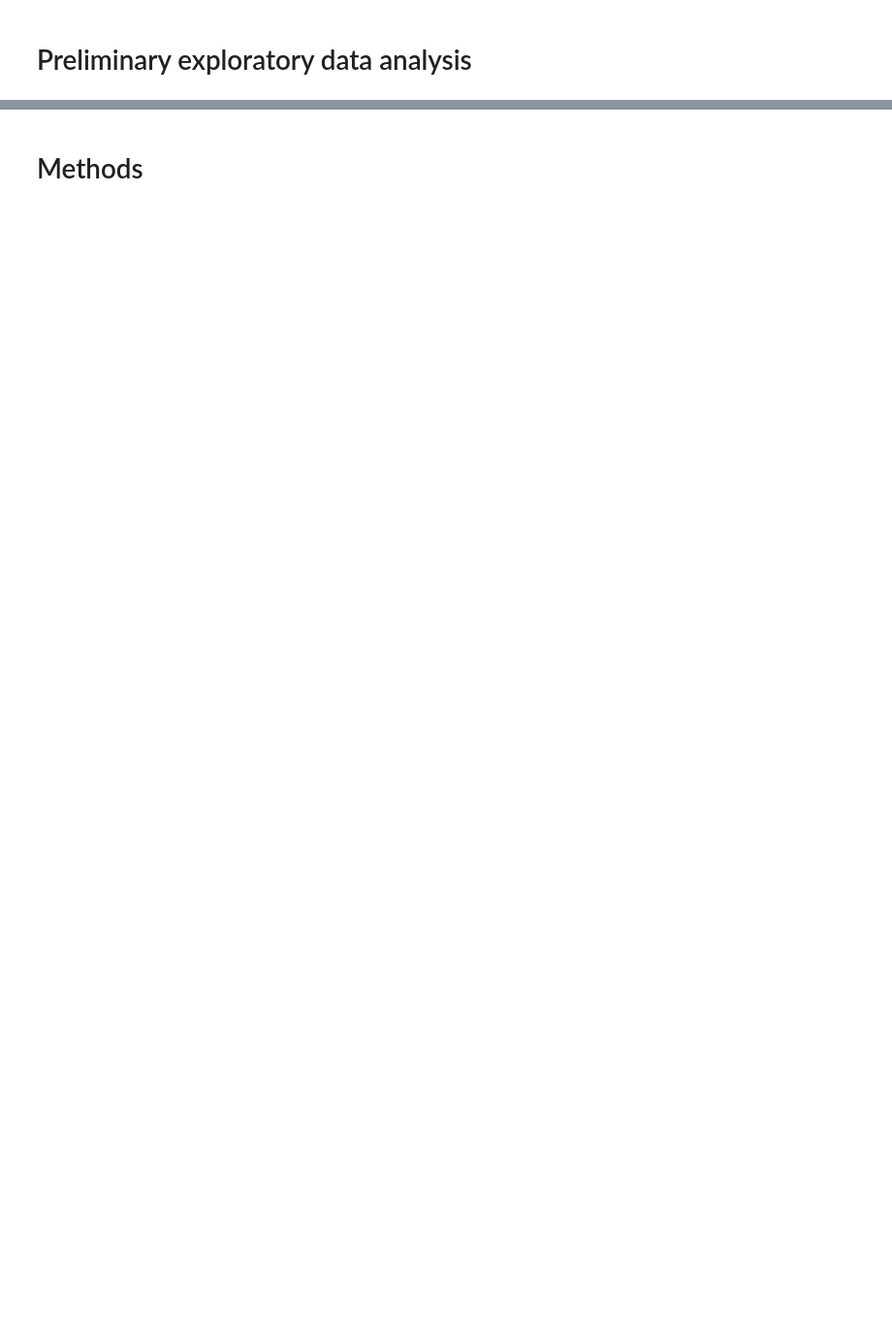
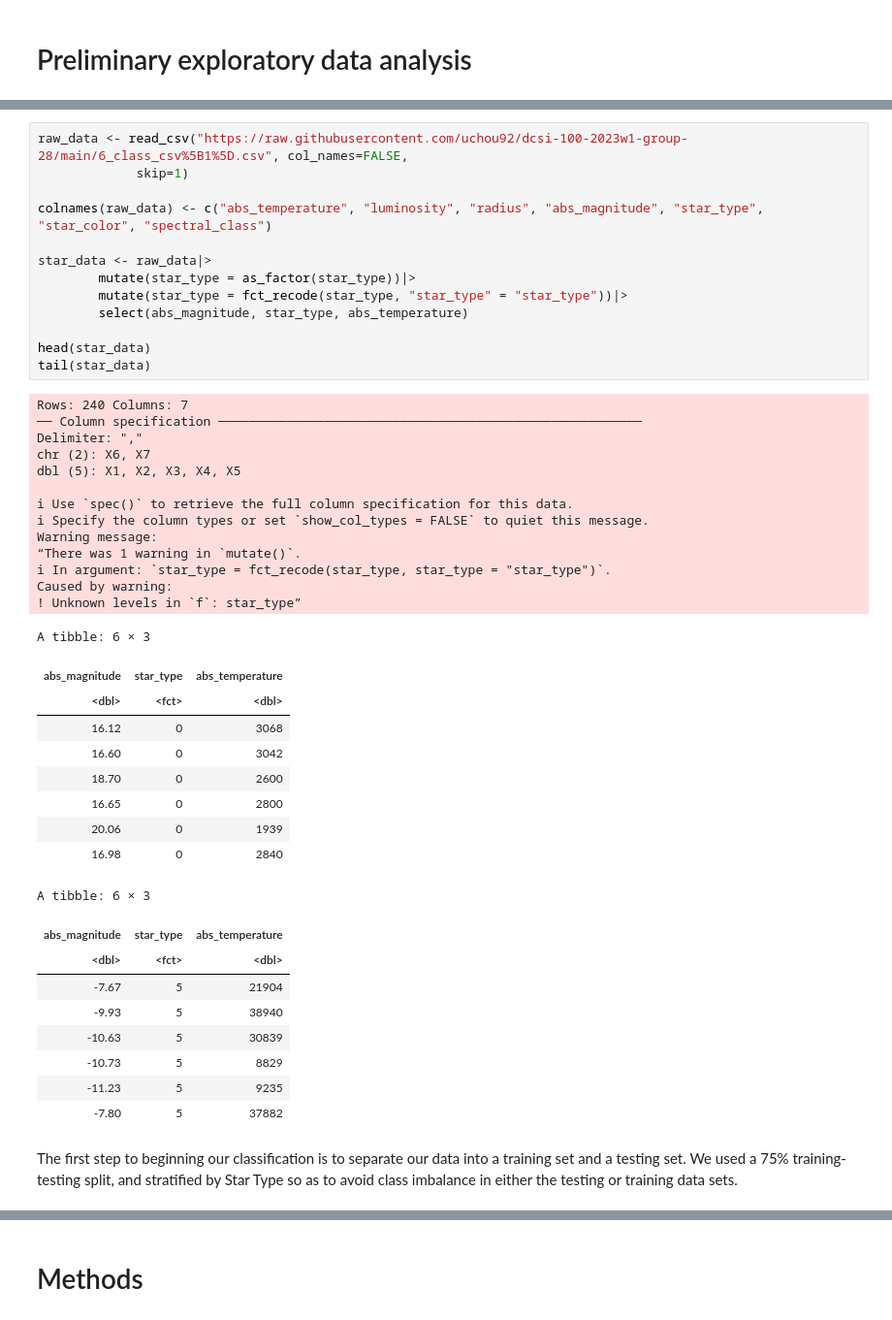
Before and after one commit to uchou92/dcsi-100-2023w1-group-28, a Jupyter notebook: Project_Proposal.ipynb, the cells around one changed output, grey strips where cells are left out. Shown: that part at 97% size. Cells and saved outputs as stored; diff of their text form; blank space fills up the shorter version.

```diff
--- a/Project_Proposal.ipynb
+++ b/Project_Proposal.ipynb
@@ -32,0 +72,47 @@ For the purpose of this classification, we will only be using **temperature**, *
+# %%
+raw_data <- read_csv("https://raw.githubusercontent.com/uchou92/dcsi-100-2023w1-group-28/main/6_class_csv%5B1%5D.csv", col_names=FALSE,
+             skip=1)
+
+colnames(raw_data) <- c("abs_temperature", "luminosity", "radius", "abs_magnitude", "star_type", "star_color", "spectral_class")
+
+star_data <- raw_data|>
+        mutate(star_type = as_factor(star_type))|>
+        mutate(star_type = fct_recode(star_type, "star_type" = "star_type"))|>
+        select(abs_magnitude, star_type, abs_temperature)
+
+head(star_data)
+tail(star_data)
+# %% [output]
+Rows: 240 Columns: 7
+── Column specification ────────────────────────────────────────────────────────
+Delimiter: ","
+chr (2): X6, X7
+dbl (5): X1, X2, X3, X4, X5
+
+ℹ Use `spec()` to retrieve the full column specification for this data.
+ℹ Specify the column types or set `show_col_types = FALSE` to quiet this message.
+Warning message:
+“There was 1 warning in `mutate()`.
+ℹ In argument: `star_type = fct_recode(star_type, star_type = "star_type")`.
+Caused by warning:
+! Unknown levels in `f`: star_type”
+A tibble: 6 × 3
+| abs_magnitude | star_type | abs_temperature |
+| <dbl> | <fct> | <dbl> |
+| 16.12 | 0 | 3068 |
+| 16.60 | 0 | 3042 |
+| 18.70 | 0 | 2600 |
+| 16.65 | 0 | 2800 |
+| 20.06 | 0 | 1939 |
+| 16.98 | 0 | 2840 |
+A tibble: 6 × 3
+| abs_magnitude | star_type | abs_temperature |
+| <dbl> | <fct> | <dbl> |
+| -7.67 | 5 | 21904 |
+| -9.93 | 5 | 38940 |
+| -10.63 | 5 | 30839 |
+| -10.73 | 5 | 8829 |
+| -11.23 | 5 | 9235 |
+| -7.80 | 5 | 37882 |
+# %% [markdown]
+The first step to beginning our classification is to separate our data into a training set and a testing set. We used a 75% training-testing split, and stratified by Star Type so as to avoid class imbalance in either the testing or training data sets.
```
Also changed, not shown: parts of 13 cells of this notebook.
